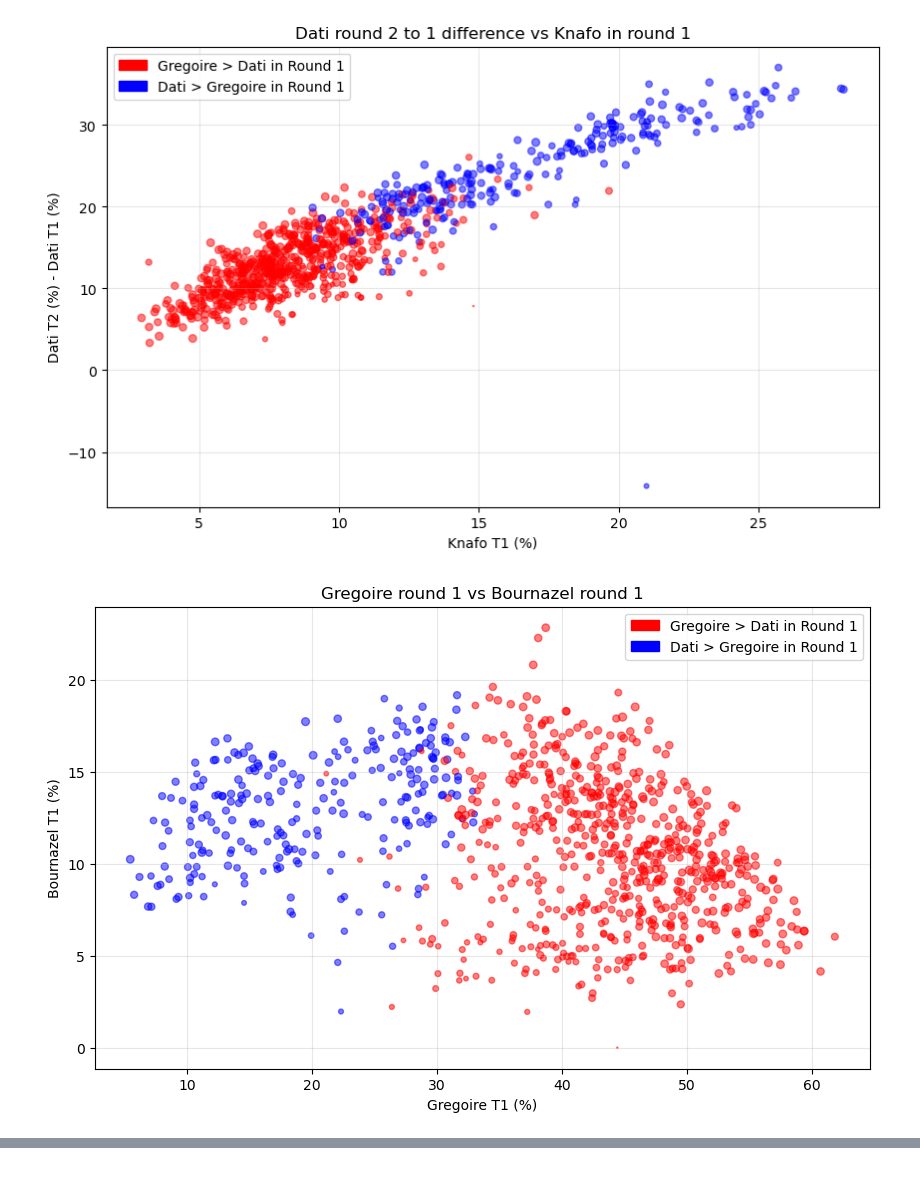
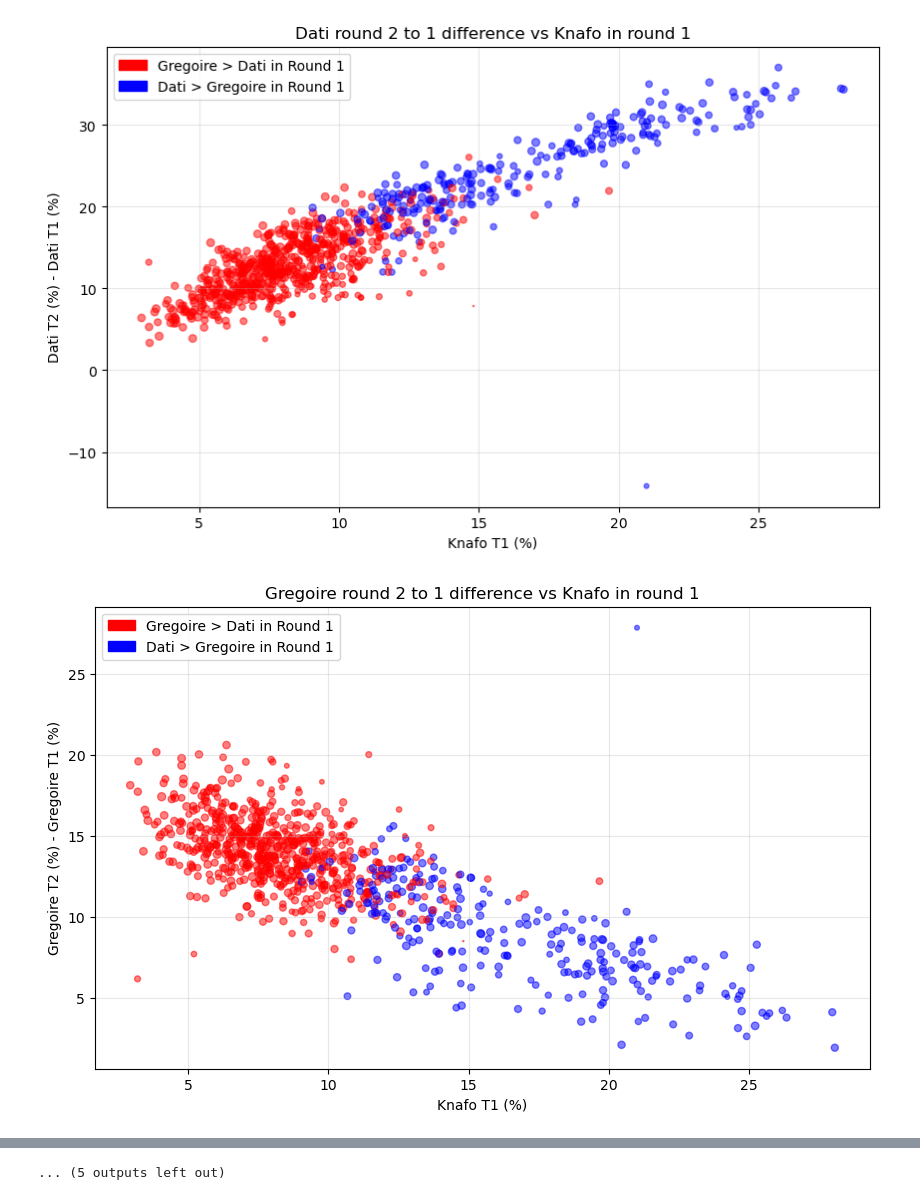
Before and after one commit to sottoviafilippo-ai/election_fluxes, a Jupyter notebook: plots_paris.ipynb, the cells around one changed output, grey strips where cells are left out. Cells and saved outputs as stored; diff of their text form; code cells hidden in the pictures.

Commit message:
some more graphs, updated readme

```diff
--- a/plots_paris.ipynb
+++ b/plots_paris.ipynb
@@ -78,6 +78,17 @@ plt.legend(handles=[red_patch, blue_patch], loc='best')
 plt.grid(True, alpha=0.3)
 plt.show()
 
+
+plt.figure(figsize=(10, 6))
+plt.title('Gregoire round 2 to 1 difference vs Knafo in round 1')
+plt.scatter(df1['perc Voix/exprimes 5'], df2['perc Voix/exprimes 1'] - gregoire_round1, c = colors, s = sizes*scale_factor,alpha=0.5)
+plt.xlabel(f'Knafo T1 (%)')
+plt.ylabel(f'Gregoire T2 (%) - Gregoire T1 (%)')
+plt.legend(handles=[red_patch, blue_patch], loc='best')
+plt.grid(True, alpha=0.3)
+plt.show()
+
+
 plt.figure(figsize=(10, 6))
 plt.title('Gregoire round 1 vs Bournazel round 1')
 plt.scatter(df1['perc Voix/exprimes 3'], df1['perc Voix/exprimes 6'], c = colors, s = sizes*scale_factor,alpha=0.5)
@@ -113,31 +124,78 @@ plt.scatter(gregoire_round1, df2['perc Exprimes/inscrits'] - df1['perc Exprimes/
 plt.xlabel(f'Gregoire round 1 (%)')
 plt.ylabel(f'Expressed votes diff round 2 - 1 (%)')
 plt.legend(handles=[red_patch, blue_patch], loc='best')
 plt.grid(True, alpha=0.3)
 plt.show()
 
 
 plt.figure(figsize=(10, 6))
 plt.title('Dati round 1 vs expressed votes difference 2-1')
 plt.scatter(df1['perc Voix/exprimes 7'], df2['perc Exprimes/inscrits'] - df1['perc Exprimes/inscrits'] , c = colors, s = sizes*scale_factor,alpha=0.5)
 plt.xlabel(f'Dati round 1 (%)')
 plt.ylabel(f'Expressed votes diff round 2 - 1 (%)')
 plt.legend(handles=[red_patch, blue_patch], loc='best')
 plt.grid(True, alpha=0.3)
 plt.show()
 
 plt.figure(figsize=(10, 6))
 plt.title('Knafo round 1 vs expressed votes difference 2-1')
 plt.scatter(df1['perc Voix/exprimes 5'], df2['perc Exprimes/inscrits'] - df1['perc Exprimes/inscrits'] , c = colors, s = sizes*scale_factor,alpha=0.5)
 plt.xlabel(f'Knafo round 1 (%)')
 plt.ylabel(f'Expressed votes diff round 2 - 1 (%)')
 plt.legend(handles=[red_patch, blue_patch], loc='best')
 plt.grid(True, alpha=0.3)
 plt.show()
+
+#perc Voix/Exprimes TOT ExG
+
+plt.figure(figsize=(10, 6))
+plt.title('Far left (tot) round 1 vs Chikirou round 2 - round 1')
+plt.scatter(df1['perc Voix/Exprimes TOT ExG'], df2['perc Voix/exprimes 3'] -df1['perc Voix/exprimes 8']  , c = colors, s = sizes*scale_factor,alpha=0.5)
+plt.xlabel(f'Far left round 1 (%)')
+plt.ylabel(f'Chickirou round 2 - round 1(%)')
+plt.legend(handles=[red_patch, blue_patch], loc='best')
+plt.grid(True, alpha=0.3)
+plt.show()
+
+plt.figure(figsize=(10, 6))
+plt.title('Far left (tot) - Chikirou correlation round 1')
+plt.scatter(df1['perc Voix/Exprimes TOT ExG'], df1['perc Voix/exprimes 8']  , c = colors, s = sizes*scale_factor,alpha=0.5)
+plt.xlabel(f'Far left round 1 (%)')
+plt.ylabel(f'Chickirou round 1(%)')
+plt.legend(handles=[red_patch, blue_patch], loc='best')
+plt.grid(True, alpha=0.3)
+plt.show()
+
+plt.figure(figsize=(10, 6))
+plt.title('Round 1 correlation Mariani Knafo')
+plt.scatter(df1['perc Voix/exprimes 2'], df1['perc Voix/exprimes 5'], c = colors, s = sizes*scale_factor,alpha=0.5)
+plt.xlabel(f'Mariani round 1 (%)')
+plt.ylabel(f'Knafo round 1 (%)')
+plt.legend(handles=[red_patch, blue_patch], loc='best')
+plt.grid(True, alpha=0.3)
+plt.show()
+
+plt.figure(figsize=(10, 6))
+plt.title('Round 1 correlation Knafo Dati')
+plt.scatter(df1['perc Voix/exprimes 5'], df1['perc Voix/exprimes 7'], c = colors, s = sizes*scale_factor,alpha=0.5)
+plt.xlabel(f'Knafo round 1 (%)')
+plt.ylabel(f'Dati round 1 (%)')
+plt.legend(handles=[red_patch, blue_patch], loc='best')
+plt.grid(True, alpha=0.3)
+plt.show()
+
+plt.figure(figsize=(10, 6))
+plt.title('Round 2 correlation Gregoire Chikirou')
+plt.scatter(df2['perc Voix/exprimes 1'], df2['perc Voix/exprimes 3'], c = colors, s = sizes*scale_factor,alpha=0.5)
+plt.xlabel(f'Gregoire round 2 (%)')
+plt.ylabel(f'Chikirou round 2 (%)')
+plt.legend(handles=[red_patch, blue_patch], loc='best')
+plt.grid(True, alpha=0.3)
+plt.show()
 # %% [output]
 [figure]
 [figure]
 [figure]
 [figure]
 [figure]
-[figure, old version]
+[figure, new version]
@@ -148,0 +208 @@ plt.show()
+... (5 outputs left out)
```
Also changed, not shown: parts of 3 cells of this notebook, 1 other file.
